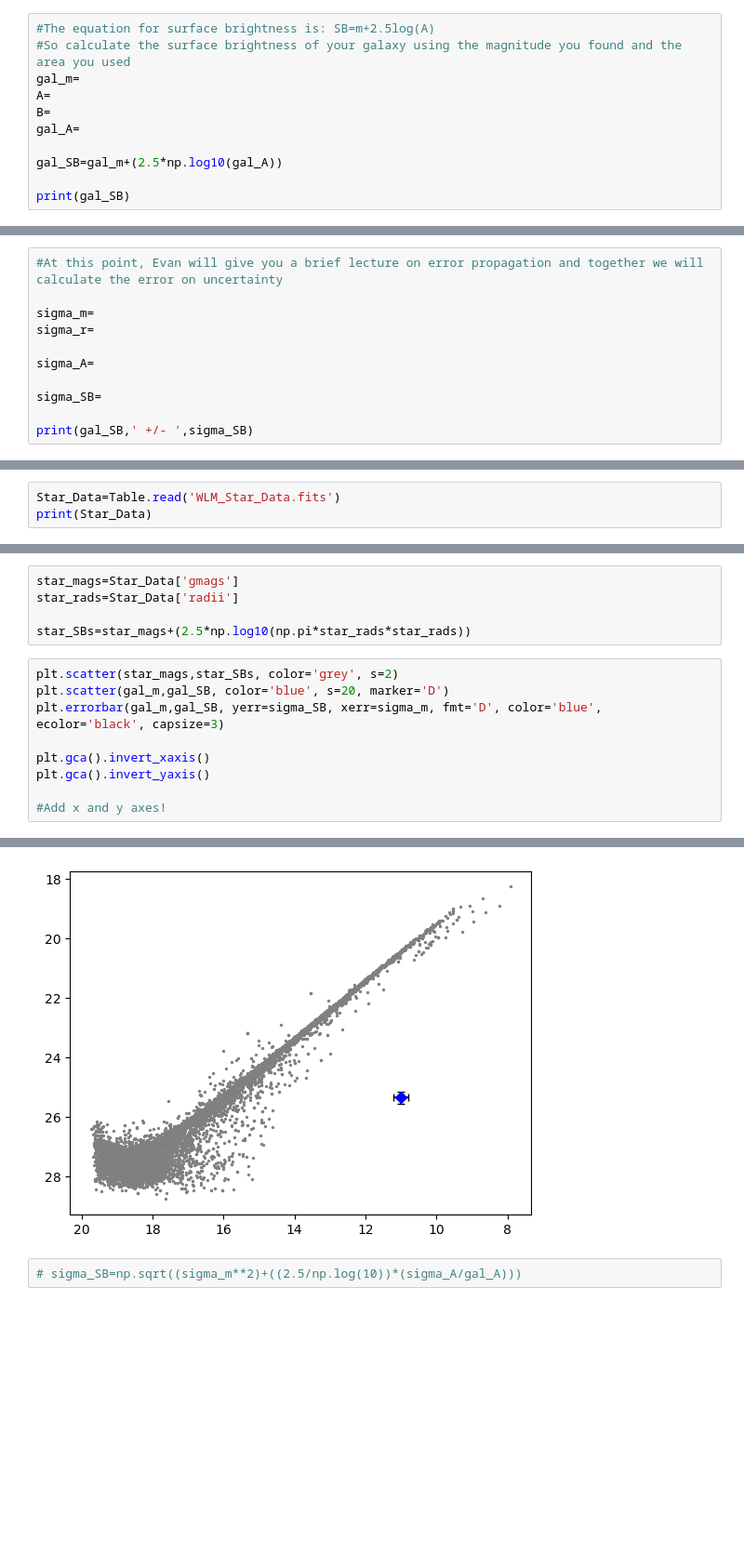
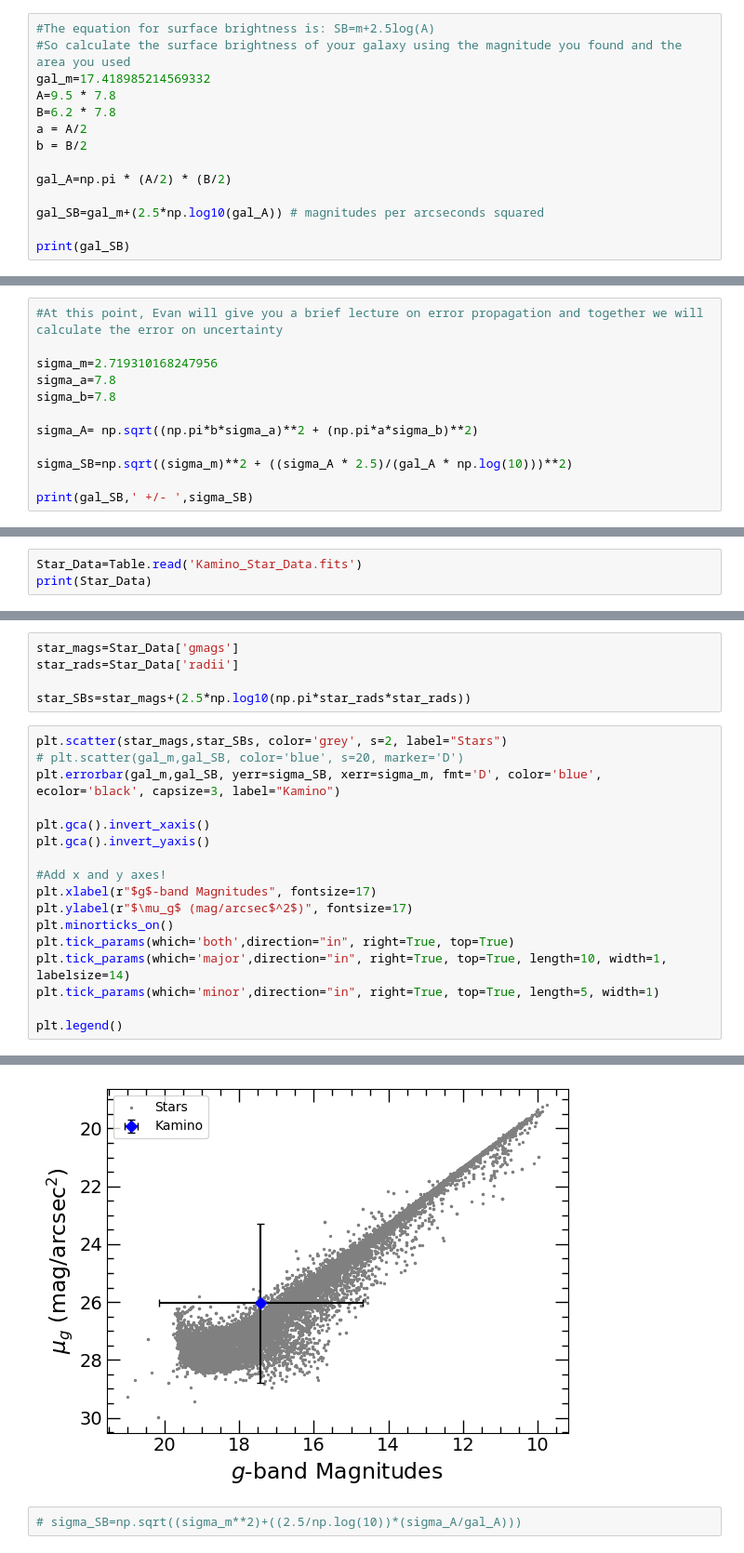
Before and after one commit to itviolin2013/Polaris-Kamino, a Jupyter notebook: SB_vs_gmag.ipynb, the cells around one changed output, grey strips where cells are left out. Shown at 93% size. Drawn from its saved outputs; the diff is of its cells as text; blank space fills up the shorter version.

```diff
--- a/SB_vs_gmag.ipynb
+++ b/SB_vs_gmag.ipynb
@@ -15,12 +15,15 @@ from astropy.table import Table, vstack, Column, unique
 # %%
 #The equation for surface brightness is: SB=m+2.5log(A)
 #So calculate the surface brightness of your galaxy using the magnitude you found and the area you used
-gal_m=
-A=
-B=
-gal_A=
+gal_m=17.418985214569332
+A=9.5 * 7.8
+B=6.2 * 7.8
+a = A/2
+b = B/2
 
-gal_SB=gal_m+(2.5*np.log10(gal_A))
+gal_A=np.pi * (A/2) * (B/2)
+
+gal_SB=gal_m+(2.5*np.log10(gal_A)) # magnitudes per arcseconds squared
 
 print(gal_SB)
 # %% [output]
@@ -28,11 +31,12 @@ print(gal_SB)
 # %%
 #At this point, Evan will give you a brief lecture on error propagation and together we will calculate the error on uncertainty
 
-sigma_m=
-sigma_r=
+sigma_m=2.719310168247956
+sigma_a=7.8
+sigma_b=7.8
 
-sigma_A=
+sigma_A= np.sqrt((np.pi*b*sigma_a)**2 + (np.pi*a*sigma_b)**2)
 
-sigma_SB=
+sigma_SB=np.sqrt((sigma_m)**2 + ((sigma_A * 2.5)/(gal_A * np.log(10)))**2)
 
 print(gal_SB,' +/- ',sigma_SB)
@@ -39,5 +45,5 @@ print(gal_SB,' +/- ',sigma_SB)
 # %%
-Star_Data=Table.read('WLM_Star_Data.fits')
+Star_Data=Table.read('Kamino_Star_Data.fits')
 print(Star_Data)
 # %% [output]
       gmags              radii
@@ -63,12 +69,20 @@ star_rads=Star_Data['radii']
 
 star_SBs=star_mags+(2.5*np.log10(np.pi*star_rads*star_rads))
 # %%
-plt.scatter(star_mags,star_SBs, color='grey', s=2)
-plt.scatter(gal_m,gal_SB, color='blue', s=20, marker='D')
-plt.errorbar(gal_m,gal_SB, yerr=sigma_SB, xerr=sigma_m, fmt='D', color='blue', ecolor='black', capsize=3)
+plt.scatter(star_mags,star_SBs, color='grey', s=2, label="Stars")
+# plt.scatter(gal_m,gal_SB, color='blue', s=20, marker='D')
+plt.errorbar(gal_m,gal_SB, yerr=sigma_SB, xerr=sigma_m, fmt='D', color='blue', ecolor='black', capsize=3, label="Kamino")
 
 plt.gca().invert_xaxis()
 plt.gca().invert_yaxis()
 
 #Add x and y axes!
+plt.xlabel(r"$g$-band Magnitudes", fontsize=17)
+plt.ylabel(r"$\mu_g$ (mag/arcsec$^2$)", fontsize=17)
+plt.minorticks_on()
+plt.tick_params(which='both',direction="in", right=True, top=True)
+plt.tick_params(which='major',direction="in", right=True, top=True, length=10, width=1, labelsize=14)
+plt.tick_params(which='minor',direction="in", right=True, top=True, length=5, width=1)
+
+plt.legend()
 # %% [output]
@@ -75,3 +90,3 @@ plt.gca().invert_yaxis()
-[figure, old version]
+[figure, new version]
 # %%
 # sigma_SB=np.sqrt((sigma_m**2)+((2.5/np.log(10))*(sigma_A/gal_A)))
```
Also changed, not shown: parts of 4 cells of this notebook, 1 other file.
